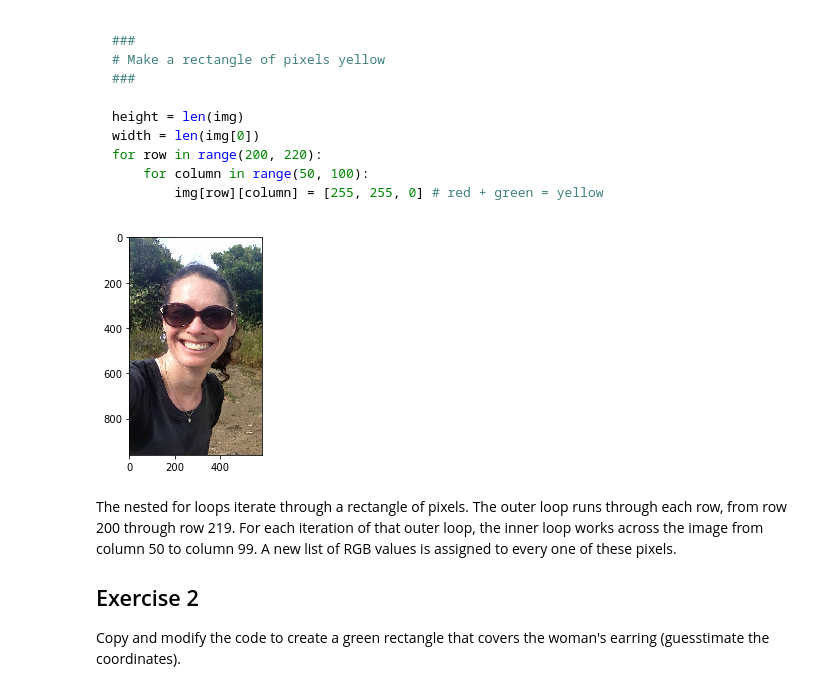
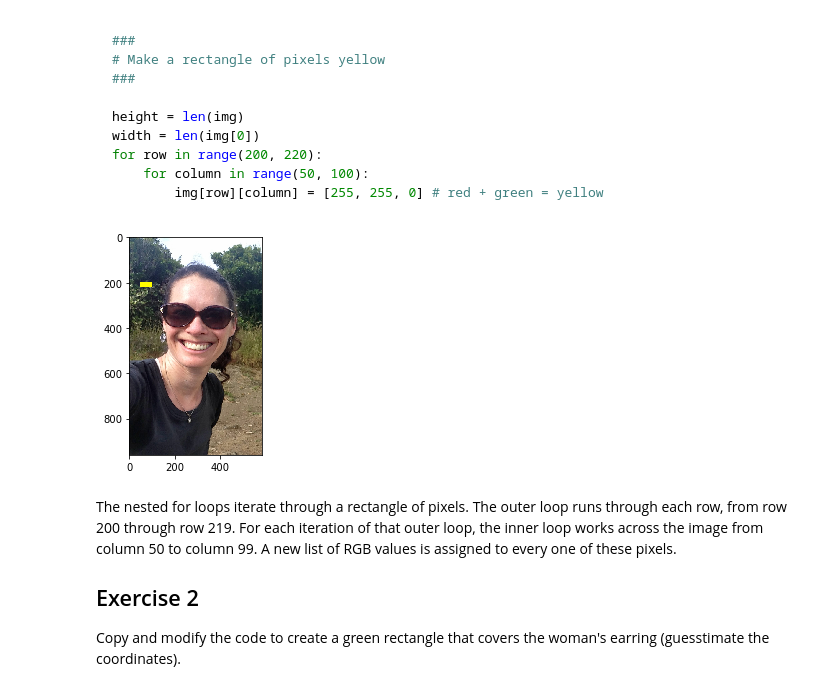
Before and after one commit to NGHS-CSP/1-4-3-sb-ngsd, a Jupyter notebook: 1.4.3 Arrays and Images.ipynb, the cells around one changed output. Cells and saved outputs as stored; diff of their text form; code cells hidden in the pictures.

```diff
--- a/1.4.3 Arrays and Images.ipynb
+++ b/1.4.3 Arrays and Images.ipynb
@@ -110,35 +110,36 @@ for row in range(200, 220):
 # %%
 %matplotlib inline
 import matplotlib.pyplot as plt
 import os.path
 import numpy as np      # “as” lets us use standard abbreviations
 
 '''Read the image data'''
 # Get the directory of this python script
 directory = os.getcwd()
 # Build an absolute filename from directory + filename
 filename = os.path.join(directory, 'woman.jpg')
 # Read the image data into an array
 img = plt.imread(filename)
 
 '''Show the image data'''
 # Create figure with 1 subplot
 fig, ax = plt.subplots(1, 1)
 # Show the image data in a subplot
-ax.imshow(img, interpolation='none')
 # Show the figure on the screen
 ###
 # Make a rectangle of pixels yellow
 ###
 
 height = len(img)
 width = len(img[0])
-for row in range(0, 400):
-    for column in range(0, 400):
+for row in range(200, 220):
+    for column in range(50, 100):
         img[row][column] = [255, 255, 0] # red + green = yellow
+
+ax.imshow(img, interpolation='none')
 fig.show()
 # %% [output]
-[figure, old version]
+[figure, new version]
 # %% [markdown]
 The nested for loops iterate through a rectangle of pixels. The outer loop runs through each row, from row 200 through row 219. For each iteration of that outer loop, the inner loop works across the image from column 50 to column 99. A new list of RGB values is assigned to every one of these pixels.
 
```
Also changed, not shown: parts of 5 cells of this notebook.
